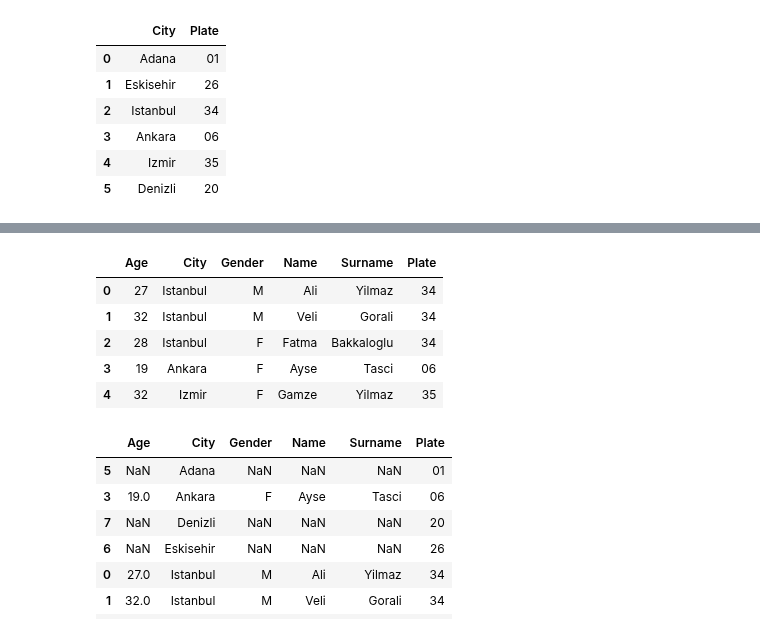
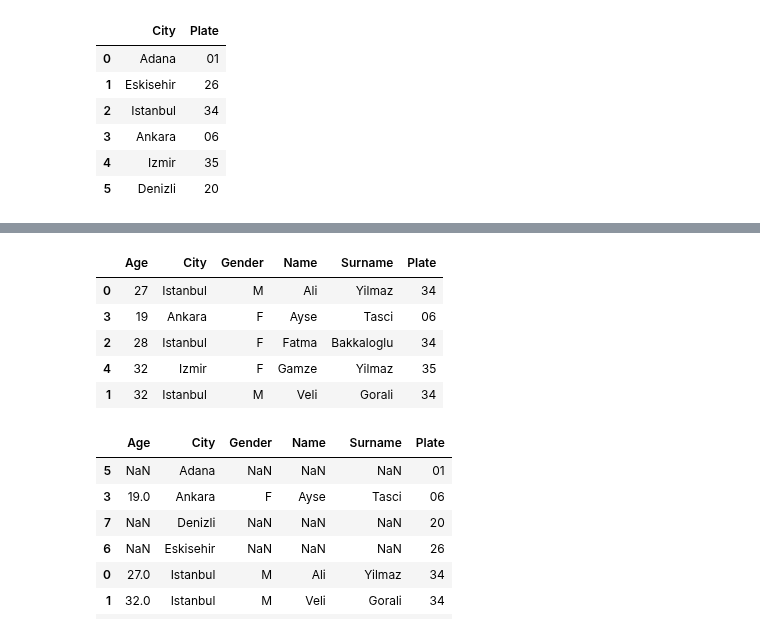
Before and after one commit to atcemgil/notes, a Jupyter notebook: fe588/Pandas Examples.ipynb, the cells around one changed output, grey strips where cells are left out. Cells and saved outputs as stored; diff of their text form; code cells hidden in the pictures.

```diff
--- a/fe588/Pandas Examples.ipynb
+++ b/fe588/Pandas Examples.ipynb
@@ -68,12 +130,12 @@ df2
 # %%
-pd.merge(df1, df2, on='City',  how='inner')
+pd.merge(df1, df2, on='City',  how='inner').sort_values('Name')
 # %% [output]
 |  | Age | City | Gender | Name | Surname | Plate |
 | 0 | 27 | Istanbul | M | Ali | Yilmaz | 34 |
+| 3 | 19 | Ankara | F | Ayse | Tasci | 06 |
+| 2 | 28 | Istanbul | F | Fatma | Bakkaloglu | 34 |
+| 4 | 32 | Izmir | F | Gamze | Yilmaz | 35 |
 | 1 | 32 | Istanbul | M | Veli | Gorali | 34 |
-| 2 | 28 | Istanbul | F | Fatma | Bakkaloglu | 34 |
-| 3 | 19 | Ankara | F | Ayse | Tasci | 06 |
-| 4 | 32 | Izmir | F | Gamze | Yilmaz | 35 |
 # %%
 pd.merge(df1, df2, how='outer').sort_values('Plate')
 # %% [output]
```
Also changed, not shown: parts of 6 cells of this notebook, 4 other files.
